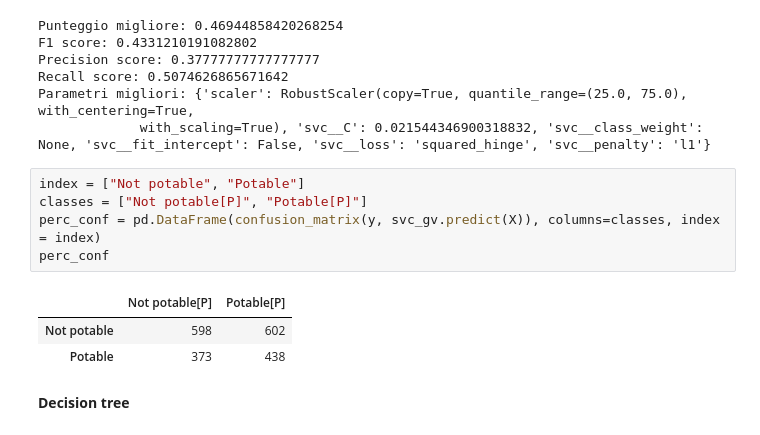
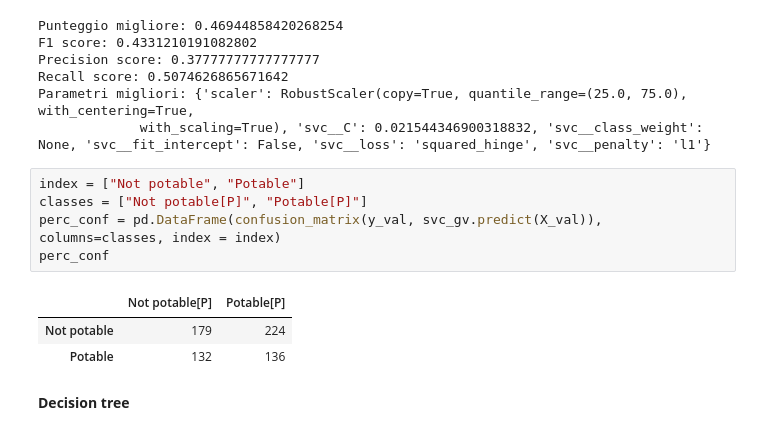
Before and after one commit to aleshark87/data-intensive-project, a Jupyter notebook: Progetto.ipynb, the cells around one changed output. Drawn from its saved outputs; the diff is of its cells as text.

```diff
--- a/Progetto.ipynb
+++ b/Progetto.ipynb
@@ -456,12 +456,12 @@ Parametri migliori: {'scaler': RobustScaler(copy=True, quantile_range=(25.0, 75.
 # %%
 index = ["Not potable", "Potable"]
 classes = ["Not potable[P]", "Potable[P]"]
-perc_conf = pd.DataFrame(confusion_matrix(y, svc_gv.predict(X)), columns=classes, index = index)
+perc_conf = pd.DataFrame(confusion_matrix(y_val, svc_gv.predict(X_val)), columns=classes, index = index)
 perc_conf
 # %% [output]
 |  | Not potable[P] | Potable[P] |
-| Not potable | 598 | 602 |
-| Potable | 373 | 438 |
+| Not potable | 179 | 224 |
+| Potable | 132 | 136 |
 # %% [markdown]
 **Decision tree**
 # %%
```
Also changed, not shown: parts of 10 cells of this notebook.
